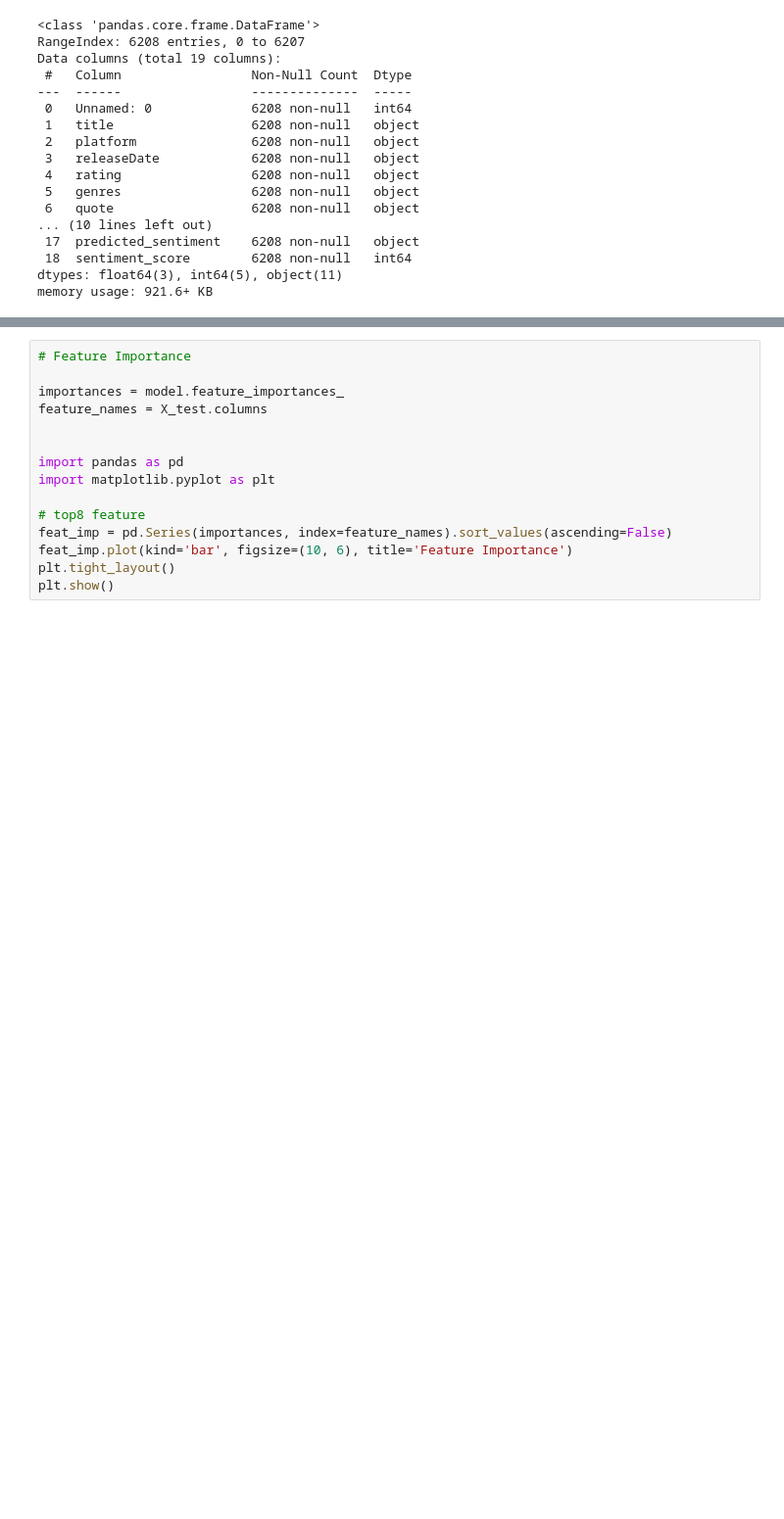
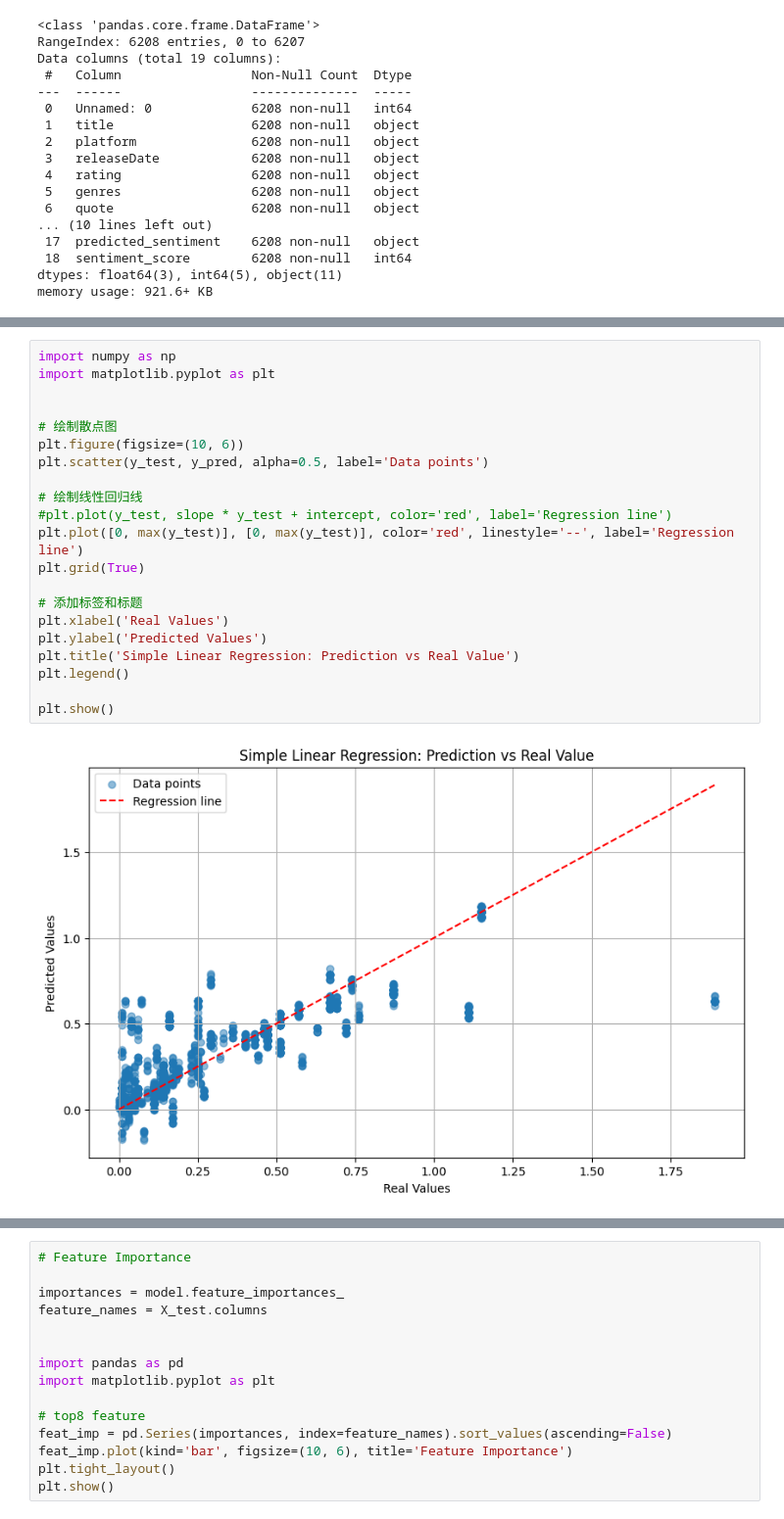
Before and after one commit to wenshanliu653/Capstone_Games_Analysis, a Jupyter notebook: 03-Modeing/ML.ipynb, the cells around one changed output, grey strips where cells are left out. Shown at 98% size. Cells and saved outputs as stored; diff of their text form; blank space fills up the shorter version.

```diff
--- a/03-Modeing/ML.ipynb
+++ b/03-Modeing/ML.ipynb
@@ -78,0 +104,23 @@ R² score: 0.9999944051641748
+# %%
+import numpy as np
+import matplotlib.pyplot as plt
+
+
+# 绘制散点图
+plt.figure(figsize=(10, 6))
+plt.scatter(y_test, y_pred, alpha=0.5, label='Data points')
+
+# 绘制线性回归线
+#plt.plot(y_test, slope * y_test + intercept, color='red', label='Regression line')
+plt.plot([0, max(y_test)], [0, max(y_test)], color='red', linestyle='--', label='Regression line')
+plt.grid(True)
+
+# 添加标签和标题
+plt.xlabel('Real Values')
+plt.ylabel('Predicted Values')
+plt.title('Simple Linear Regression: Prediction vs Real Value')
+plt.legend()
+
+plt.show()
+# %% [output]
+[figure, added]
```
Also changed, not shown: parts of 9 cells of this notebook.
